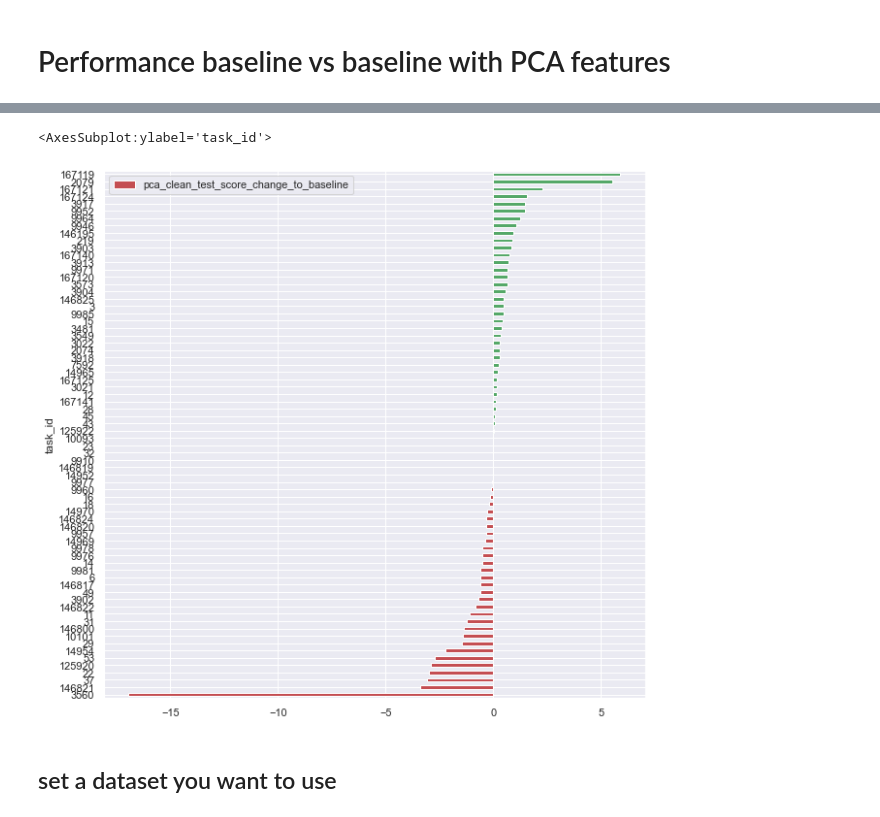
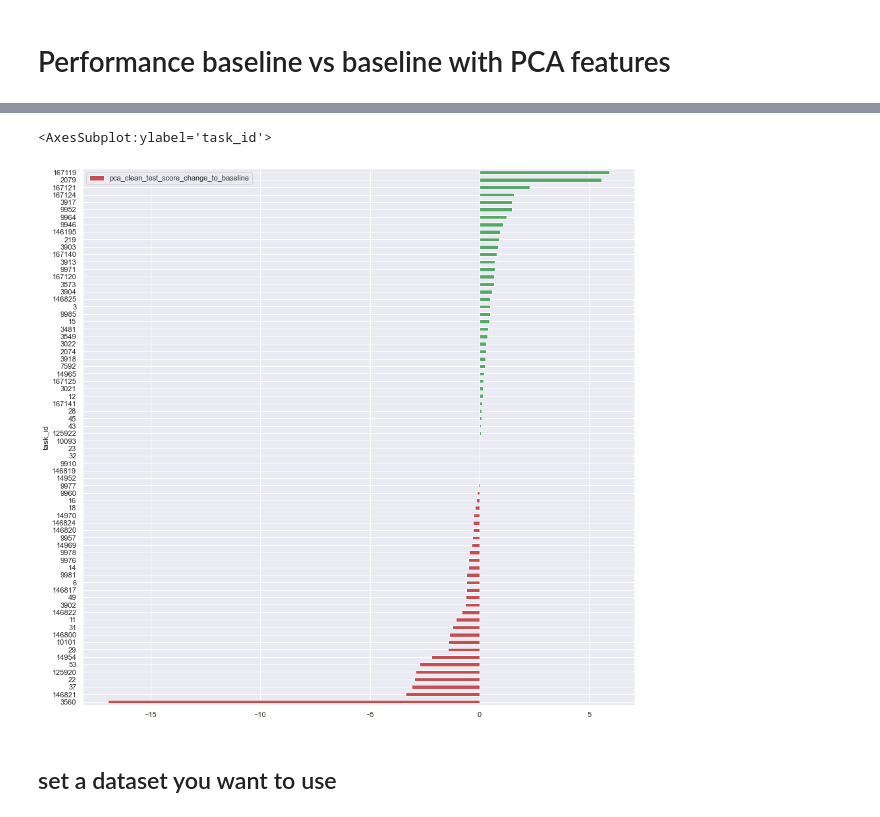
Before and after one commit to Wuuzzaa/thesis, a Jupyter notebook: src/results_plot.ipynb, the cells around one changed output, grey strips where cells are left out. Drawn from its saved outputs; the diff is of its cells as text; code cells hidden in the pictures.

```diff
--- a/src/results_plot.ipynb
+++ b/src/results_plot.ipynb
@@ -70,18 +82,14 @@ df[select_columns].head()
 # %%
-# df["pca_clean_test_score_change_to_baseline"].plot.\
-#     barh(
-#     color=(df["pca_clean_test_score_change_to_baseline"] > 0).map({True: 'g', False: 'r'})
-# )
-
 df.plot.\
     barh(
         x="task_id",
         y="pca_clean_test_score_change_to_baseline",
-        color=(df["pca_clean_test_score_change_to_baseline"] > 0).map({True: 'g', False: 'r'})
+        color=(df["pca_clean_test_score_change_to_baseline"] > 0).map({True: 'g', False: 'r'}),
+        figsize=(15, 15)
     )
 # %% [output]
 <AxesSubplot:ylabel='task_id'>
-[figure, old version]
+[figure, new version]
 # %% [markdown]
 ## set a dataset you want to use
 # %%
```
Also changed, not shown: parts of 9 cells of this notebook.
